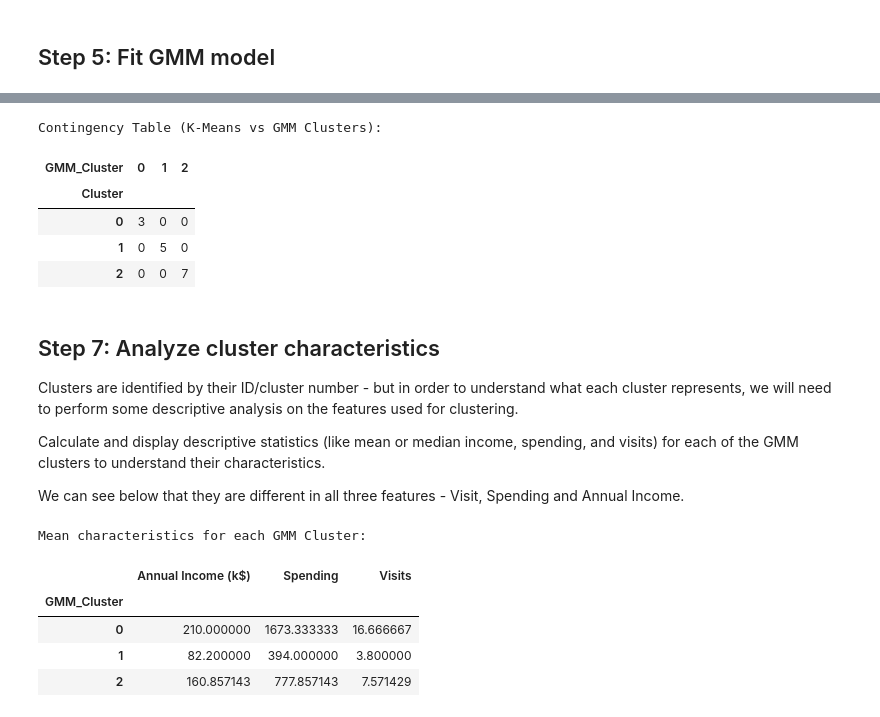
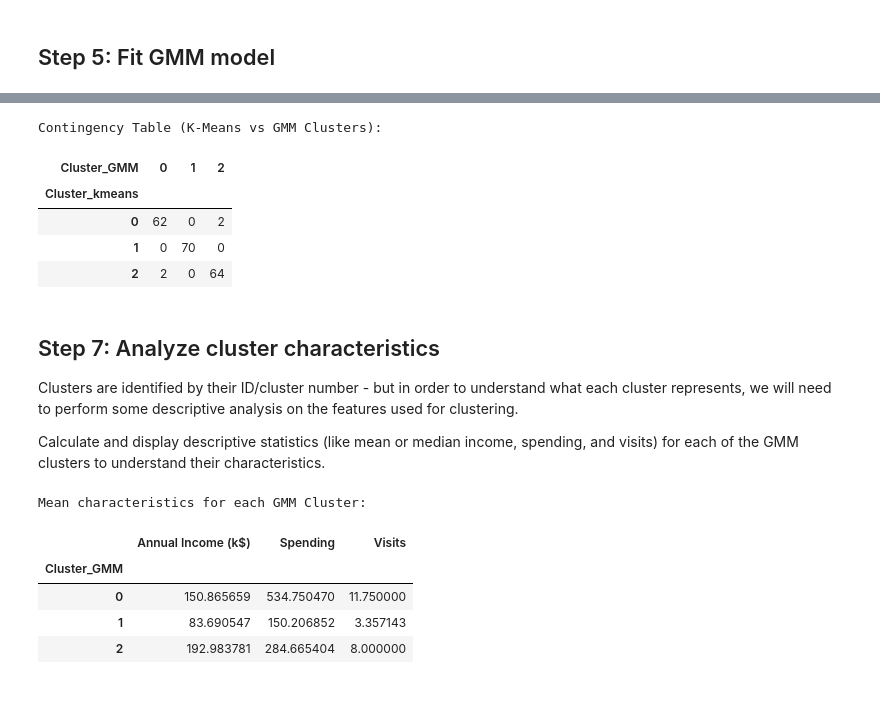
Before and after one commit to Luoxiaowanzi/IS-4487-Guide, a Jupyter notebook: Demos/demo_09_clustering.ipynb, the cells around one changed output, grey strips where cells are left out. Saved outputs shown, nothing was run; the diff lists cells and outputs as text; code cells hidden in the pictures.

```diff
--- a/Demos/demo_09_clustering.ipynb
+++ b/Demos/demo_09_clustering.ipynb
@@ -54,0 +49,5 @@ df = pd.DataFrame(data)
+# %%
+URL = "https://raw.githubusercontent.com/vandanara/UofUtah_IS4487/refs/heads/main/DataSets/customer_data_clustering.csv"
+df = pd.read_csv(URL)
+
+df.head()
@@ -75,7 +83,7 @@ The **fit** step learns the patterns and association in data first. Then **predi
 kmeans = KMeans(n_clusters=3, random_state=42)
 
 # Fit and obtain the output of the model - group ID stored in column cluster.
-df['Cluster'] = kmeans.fit_predict(X_scaled)
+df['Cluster_kmeans'] = kmeans.fit_predict(X_scaled)
 # %% [markdown]
 ## Step 4: Visualize K-means Model
 # %%
@@ -195,15 +212,21 @@ Here's how to apply GMM using scikit-learn:
 # %% [markdown]
 ## Step 5: Fit GMM model
 # %%
-from sklearn.mixture import GaussianMixture
-
-# Initialize the GMM model - let's use 2 components (clusters) for comparison with K-Means
+# Initialize the GMM model - let's use 3 components (clusters) for comparison with K-Means
 gmm = GaussianMixture(n_components=3, random_state=42)
 
 # Fit the model to the scaled data and predict the cluster assignments
-df['GMM_Cluster'] = gmm.fit_predict(X_scaled)
+df['Cluster_GMM'] = gmm.fit_predict(X_scaled)
+
+# obtain all 3 predicted probabilities
+probabilities = gmm.predict_proba(X_scaled)
+
+# Convert probabilities to a DataFrame to use .head()
+probabilities_df = pd.DataFrame(probabilities, columns=[f'Cluster_{i}_Prob' for i in range(probabilities.shape[1])])
+print("Cluster probabilities for the first 5 data points:")
+display(probabilities_df.head(5))
 
 # Display the count of observations in each GMM cluster
 print("Count of observations per GMM cluster:")
-display(df['GMM_Cluster'].value_counts())
+display(df['Cluster_GMM'].value_counts())
 # %% [output]
@@ -221,33 +253,31 @@ Analyze how the cluster assignments from K-Means and GMM differ. We can use a co
 # %%
 # Create a contingency table to compare K-Means and GMM cluster assignments
-contingency_table = pd.crosstab(df['Cluster'], df['GMM_Cluster'])
+contingency_table = pd.crosstab(df['Cluster_kmeans'], df['Cluster_GMM'])
 print("Contingency Table (K-Means vs GMM Clusters):")
 display(contingency_table)
 # %% [output]
 Contingency Table (K-Means vs GMM Clusters):
-| GMM_Cluster | 0 | 1 | 2 |
-| Cluster |  |  |  |
-| 0 | 3 | 0 | 0 |
-| 1 | 0 | 5 | 0 |
-| 2 | 0 | 0 | 7 |
+| Cluster_GMM | 0 | 1 | 2 |
+| Cluster_kmeans |  |  |  |
+| 0 | 62 | 0 | 2 |
+| 1 | 0 | 70 | 0 |
+| 2 | 2 | 0 | 64 |
 # %% [markdown]
 ## Step 7: Analyze cluster characteristics
 Clusters are identified by their ID/cluster number - but in order to understand what each cluster represents, we will need to perform some descriptive analysis on the features used for clustering.
 
 Calculate and display descriptive statistics (like mean or median income, spending, and visits) for each of the GMM clusters to understand their characteristics.
-
-We can see below that they are different in all three features - Visit, Spending and Annual Income.
 # %%
 # Group by GMM cluster and calculate the mean for specified columns
-gmm_cluster_characteristics = df.groupby('GMM_Cluster')[['Annual Income (k$)', 'Spending', 'Visits']].mean()
+gmm_cluster_characteristics = df.groupby('Cluster_GMM')[['Annual Income (k$)', 'Spending', 'Visits']].mean()
 
 # Display the results
 print("Mean characteristics for each GMM Cluster:")
 display(gmm_cluster_characteristics)
 # %% [output]
 Mean characteristics for each GMM Cluster:
 |  | Annual Income (k$) | Spending | Visits |
-| GMM_Cluster |  |  |  |
-| 0 | 210.000000 | 1673.333333 | 16.666667 |
-| 1 | 82.200000 | 394.000000 | 3.800000 |
-| 2 | 160.857143 | 777.857143 | 7.571429 |
+| Cluster_GMM |  |  |  |
+| 0 | 150.865659 | 534.750470 | 11.750000 |
+| 1 | 83.690547 | 150.206852 | 3.357143 |
+| 2 | 192.983781 | 284.665404 | 8.000000 |
```
Also changed, not shown: parts of 16 cells of this notebook.
